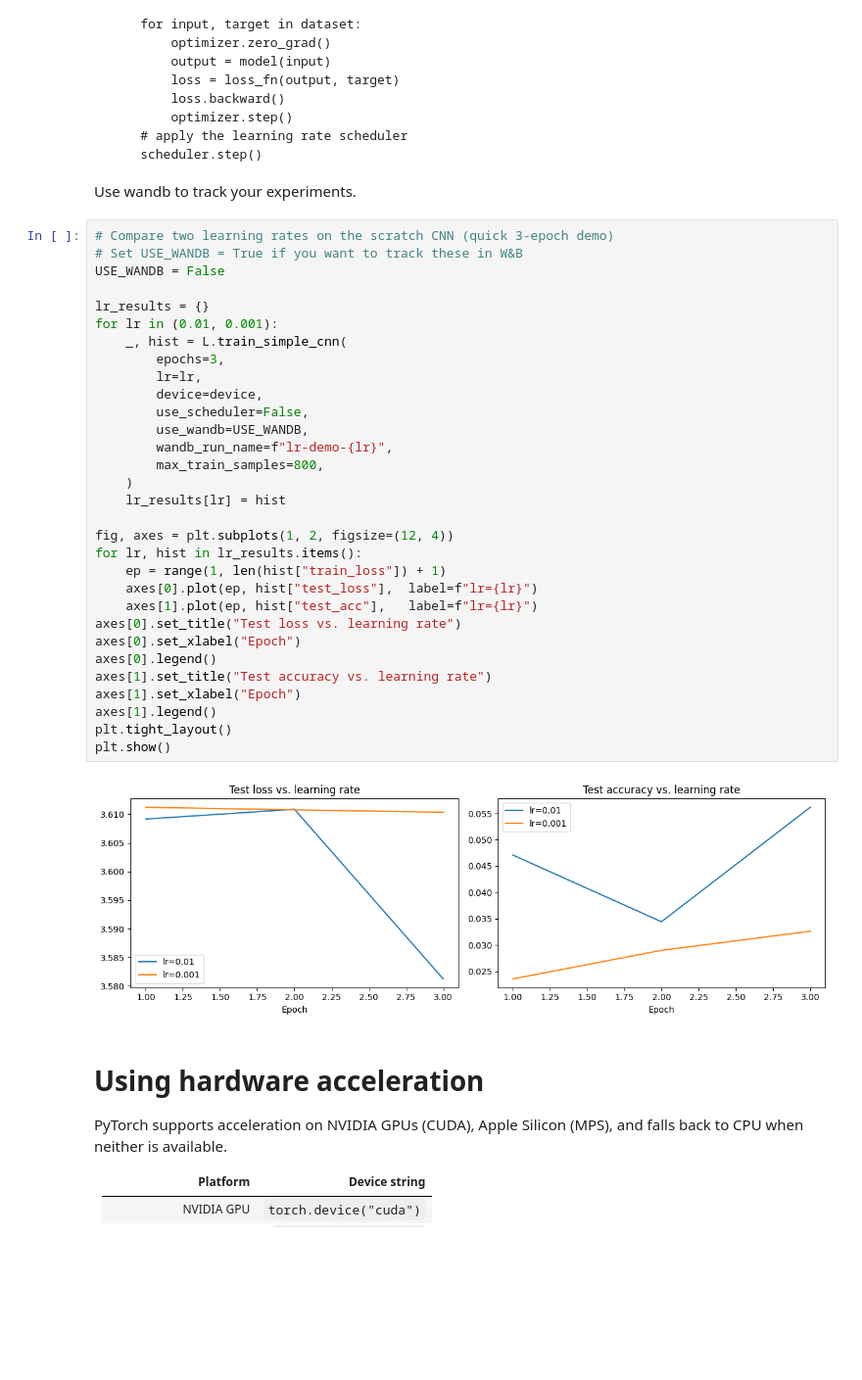
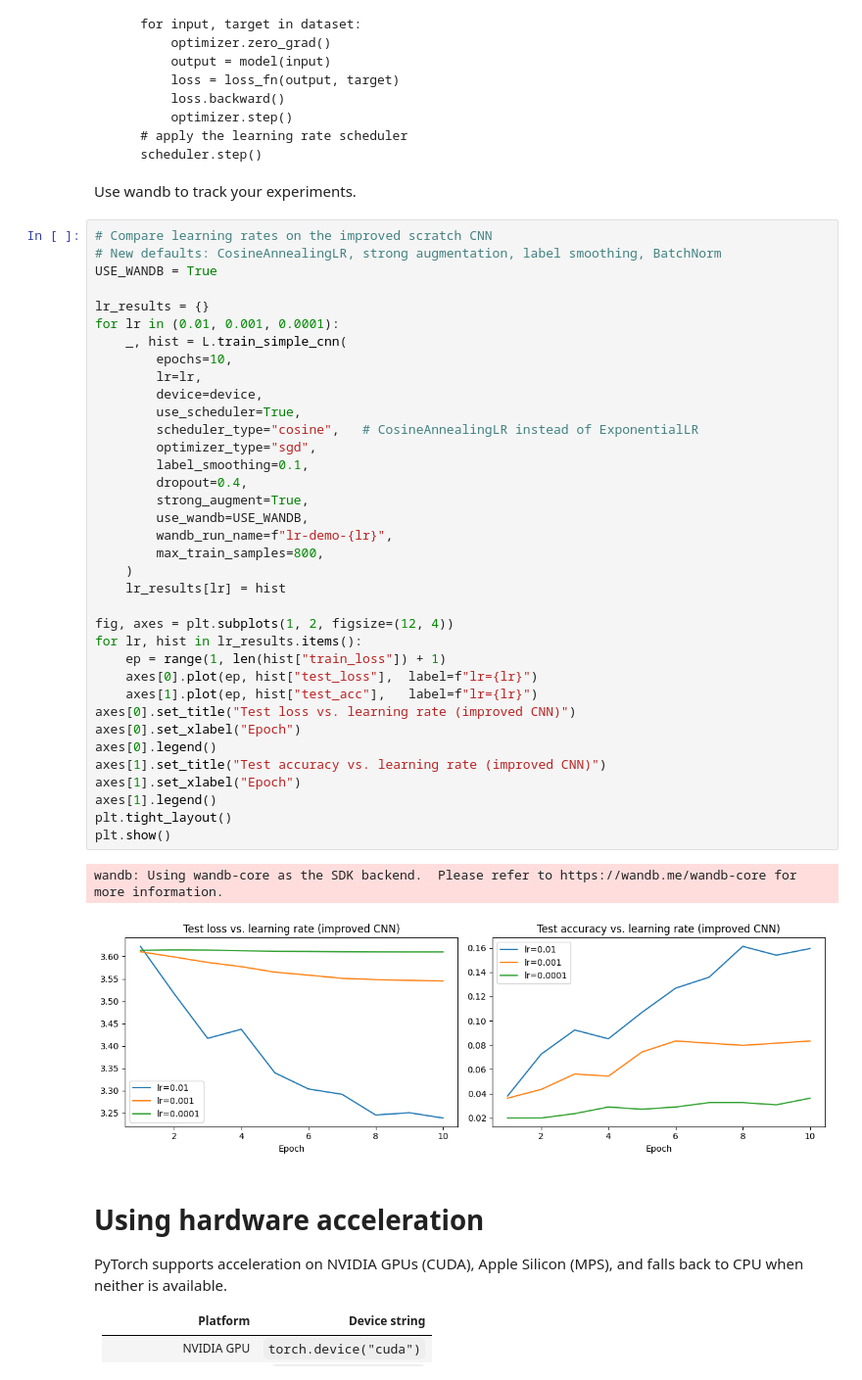
Before and after one commit to ioan-vlad-pantiru/cvdlp, a Jupyter notebook: lab3/Computer_Vision_and_Deep_Learning_Laboratory_3_[students].ipynb, the cells around one changed output. Shown at 98% size. Saved outputs shown, nothing was run; the diff lists cells and outputs as text; blank space fills up the shorter version.

```diff
--- a/lab3/Computer_Vision_and_Deep_Learning_Laboratory_3_[students].ipynb
+++ b/lab3/Computer_Vision_and_Deep_Learning_Laboratory_3_[students].ipynb
@@ -703,38 +707,44 @@ for epoch in range(num_epochs):
 
 Use wandb to track your experiments.
 # %%
-# Compare two learning rates on the scratch CNN (quick 3-epoch demo)
-# Set USE_WANDB = True if you want to track these in W&B
-USE_WANDB = False
+# Compare learning rates on the improved scratch CNN
+# New defaults: CosineAnnealingLR, strong augmentation, label smoothing, BatchNorm
+USE_WANDB = True
 
 lr_results = {}
-for lr in (0.01, 0.001):
+for lr in (0.01, 0.001, 0.0001):
     _, hist = L.train_simple_cnn(
-        epochs=3,
+        epochs=10,
         lr=lr,
         device=device,
-        use_scheduler=False,
+        use_scheduler=True,
+        scheduler_type="cosine",   # CosineAnnealingLR instead of ExponentialLR
+        optimizer_type="sgd",
+        label_smoothing=0.1,
+        dropout=0.4,
+        strong_augment=True,
         use_wandb=USE_WANDB,
         wandb_run_name=f"lr-demo-{lr}",
         max_train_samples=800,
     )
     lr_results[lr] = hist
 
 fig, axes = plt.subplots(1, 2, figsize=(12, 4))
 for lr, hist in lr_results.items():
     ep = range(1, len(hist["train_loss"]) + 1)
     axes[0].plot(ep, hist["test_loss"],  label=f"lr={lr}")
     axes[1].plot(ep, hist["test_acc"],   label=f"lr={lr}")
-axes[0].set_title("Test loss vs. learning rate")
+axes[0].set_title("Test loss vs. learning rate (improved CNN)")
 axes[0].set_xlabel("Epoch")
 axes[0].legend()
-axes[1].set_title("Test accuracy vs. learning rate")
+axes[1].set_title("Test accuracy vs. learning rate (improved CNN)")
 axes[1].set_xlabel("Epoch")
 axes[1].legend()
 plt.tight_layout()
 plt.show()
 # %% [output]
+wandb: Using wandb-core as the SDK backend.  Please refer to https://wandb.me/wandb-core for more information.
-[figure, old version]
+[figure, new version]
 # %% [markdown]
 # Using hardware acceleration
 
```
Also changed, not shown: parts of 13 cells of this notebook, 9 other files.
